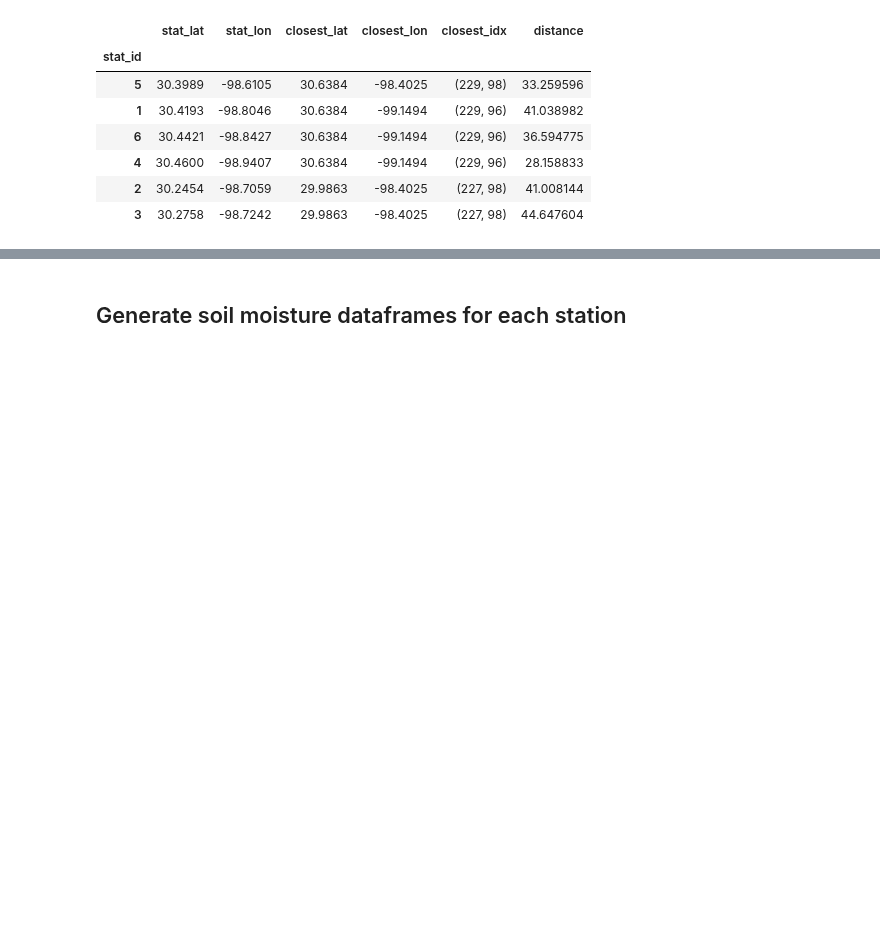
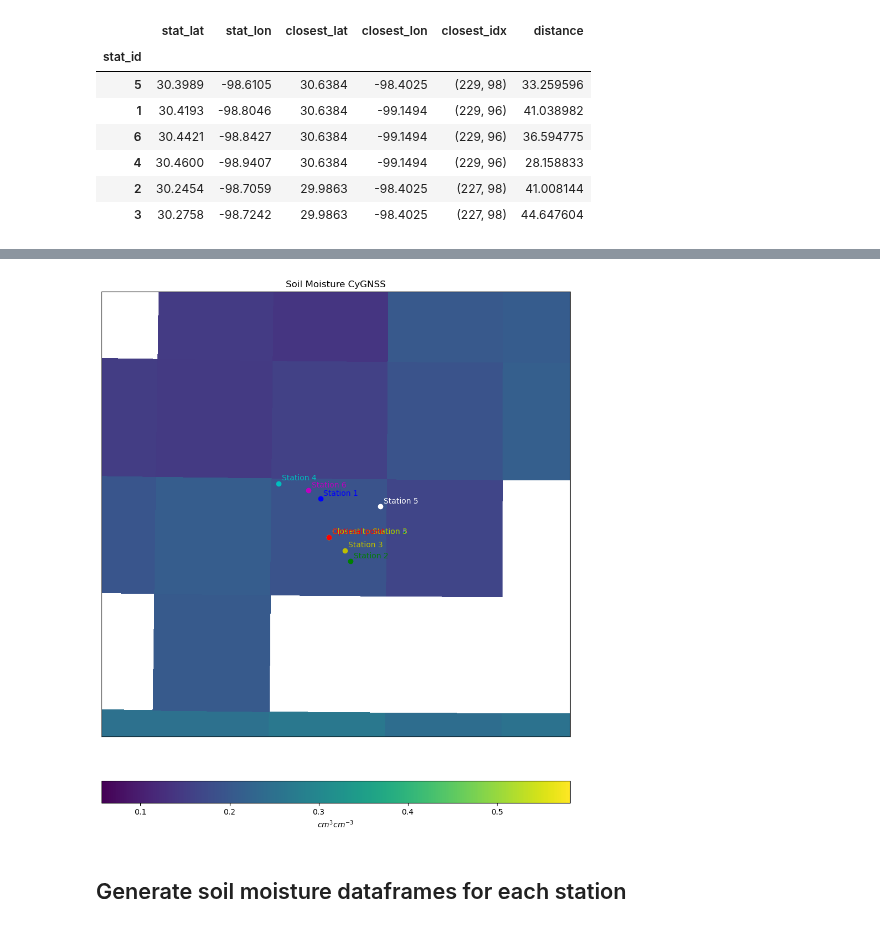
Before and after one commit to kiat/tx-soil-moisture, a Jupyter notebook: satellite/Satellite_Dataset_Generation.ipynb, the cells around one changed output, grey strips where cells are left out. Saved outputs shown, nothing was run; the diff lists cells and outputs as text; code cells hidden in the pictures; blank space fills up the shorter version.

```diff
--- a/satellite/Satellite_Dataset_Generation.ipynb
+++ b/satellite/Satellite_Dataset_Generation.ipynb
@@ -149,0 +222,26 @@ stat_df
+# %%
+def new_closest_coords(stat_lats, stat_lons):
+    assert len(stat_lats) == len(stat_lons)
+
+    closest_coord_idx = []
+    closest_coord = []
+    for i in range(len(stat_lats)):
+        stat_lat = stat_lats[i]
+        stat_lon = stat_lons[i]
+
+        lat_idx = min(
+            range(len(lat_list)),
+            key=lambda j: abs(lat_list[j] - stat_lat)
+        )
+        lon_idx = min(
+            range(len(lon_list)),
+            key=lambda j: abs(lon_list[j] - stat_lon)
+        )
+
+        closest_coord_idx.append((lat_idx, lon_idx))
+        closest_coord.append((lat_list[lat_idx], lon_list[lon_idx]))
+
+    return closest_coord_idx, closest_coord
+# %%
+new_stat_df = make_stat_dist_df(new_closest_coords)
+new_stat_df
@@ -149,0 +257,4 @@ stat_df
+# %%
+draw_map(new_stat_df)
+# %% [output]
+[figure, added]
```
Also changed, not shown: parts of 12 cells of this notebook, 6 other files.
